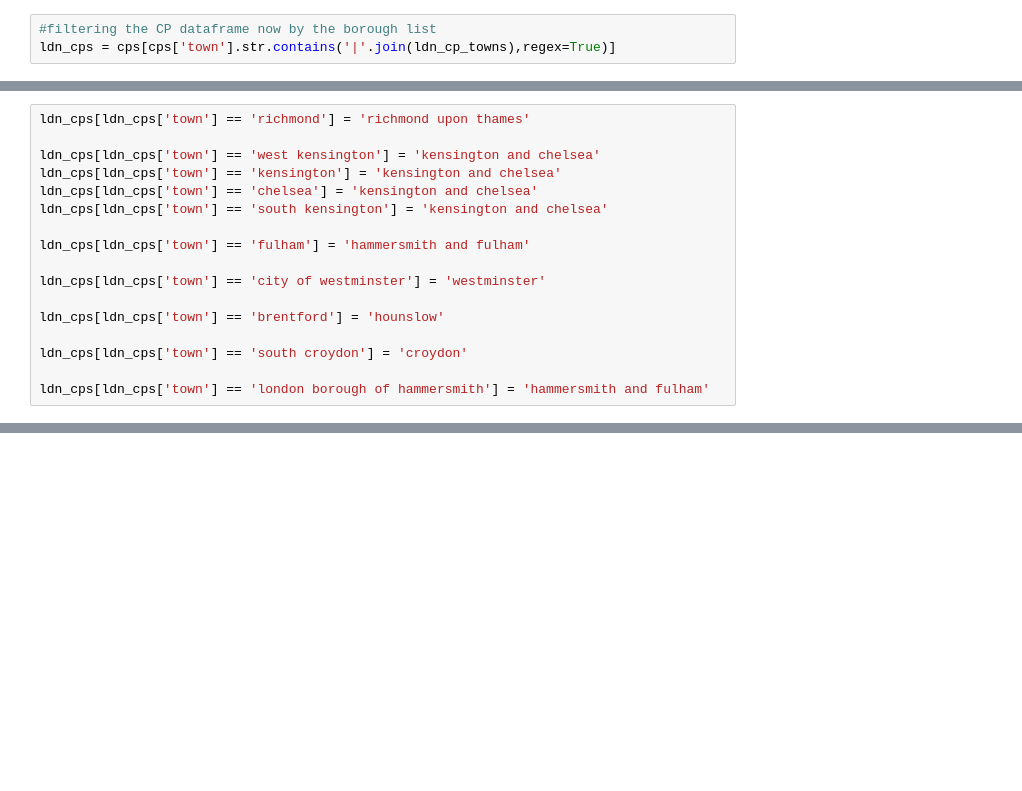
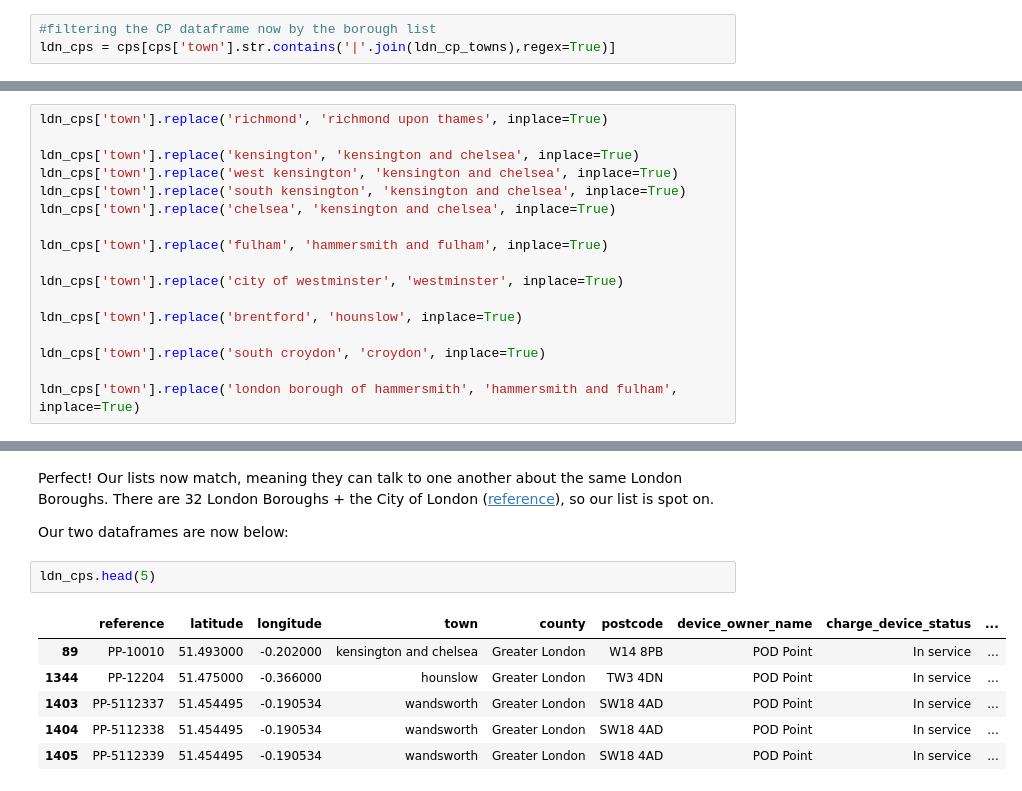
Before and after one commit to cassbc/PythonPortfolio, a Jupyter notebook: Predicting EV Uptake/Predicting EV growth by charging points.ipynb, the cells around one changed output, grey strips where cells are left out. Drawn from its saved outputs; the diff is of its cells as text; blank space fills up the shorter version.

```diff
--- a/Predicting EV Uptake/Predicting EV growth by charging points.ipynb
+++ b/Predicting EV Uptake/Predicting EV growth by charging points.ipynb
@@ -522,17 +493,0 @@ Looks like a lot of names where we can just change them to the original, e.g. We
-# %%
-ldn_cps[ldn_cps['town'] == 'richmond'] = 'richmond upon thames'
-
-ldn_cps[ldn_cps['town'] == 'west kensington'] = 'kensington and chelsea'
-ldn_cps[ldn_cps['town'] == 'kensington'] = 'kensington and chelsea'
-ldn_cps[ldn_cps['town'] == 'chelsea'] = 'kensington and chelsea'
-ldn_cps[ldn_cps['town'] == 'south kensington'] = 'kensington and chelsea'
-
-ldn_cps[ldn_cps['town'] == 'fulham'] = 'hammersmith and fulham'
-
-ldn_cps[ldn_cps['town'] == 'city of westminster'] = 'westminster'
-
-ldn_cps[ldn_cps['town'] == 'brentford'] = 'hounslow'
-
-ldn_cps[ldn_cps['town'] == 'south croydon'] = 'croydon'
-
-ldn_cps[ldn_cps['town'] == 'london borough of hammersmith'] = 'hammersmith and fulham'
@@ -551,0 +521,17 @@ Perfect! Our lists now match, meaning they can talk to one another about the sam
+# %%
+ldn_cps['town'].replace('richmond', 'richmond upon thames', inplace=True)
+
+ldn_cps['town'].replace('kensington', 'kensington and chelsea', inplace=True)
+ldn_cps['town'].replace('west kensington', 'kensington and chelsea', inplace=True)
+ldn_cps['town'].replace('south kensington', 'kensington and chelsea', inplace=True)
+ldn_cps['town'].replace('chelsea', 'kensington and chelsea', inplace=True)
+
+ldn_cps['town'].replace('fulham', 'hammersmith and fulham', inplace=True)
+
+ldn_cps['town'].replace('city of westminster', 'westminster', inplace=True)
+
+ldn_cps['town'].replace('brentford', 'hounslow', inplace=True)
+
+ldn_cps['town'].replace('south croydon', 'croydon', inplace=True)
+
+ldn_cps['town'].replace('london borough of hammersmith', 'hammersmith and fulham', inplace=True)
@@ -551,0 +549,13 @@ Perfect! Our lists now match, meaning they can talk to one another about the sam
+# %% [markdown]
+Perfect! Our lists now match, meaning they can talk to one another about the same London Boroughs. There are 32 London Boroughs + the City of London ([reference](https://www.londoncouncils.gov.uk/who-runs-london/essential-guide-london-local-government#:~:text=Council%20structure,represented%20by%20three%20elected%20councillors.)), so our list is spot on.
+
+Our two dataframes are now below:
+# %%
+ldn_cps.head(5)
+# %% [output]
+|  | reference | latitude | longitude | town | county | postcode | device_owner_name | charge_device_status | ... |
+| 89 | PP-10010 | 51.493000 | -0.202000 | kensington and chelsea | Greater London | W14 8PB | POD Point | In service | ... |
+| 1344 | PP-12204 | 51.475000 | -0.366000 | hounslow | Greater London | TW3 4DN | POD Point | In service | ... |
+| 1403 | PP-5112337 | 51.454495 | -0.190534 | wandsworth | Greater London | SW18 4AD | POD Point | In service | ... |
+| 1404 | PP-5112338 | 51.454495 | -0.190534 | wandsworth | Greater London | SW18 4AD | POD Point | In service | ... |
+| 1405 | PP-5112339 | 51.454495 | -0.190534 | wandsworth | Greater London | SW18 4AD | POD Point | In service | ... |
```
Also changed, not shown: parts of 21 cells of this notebook.
